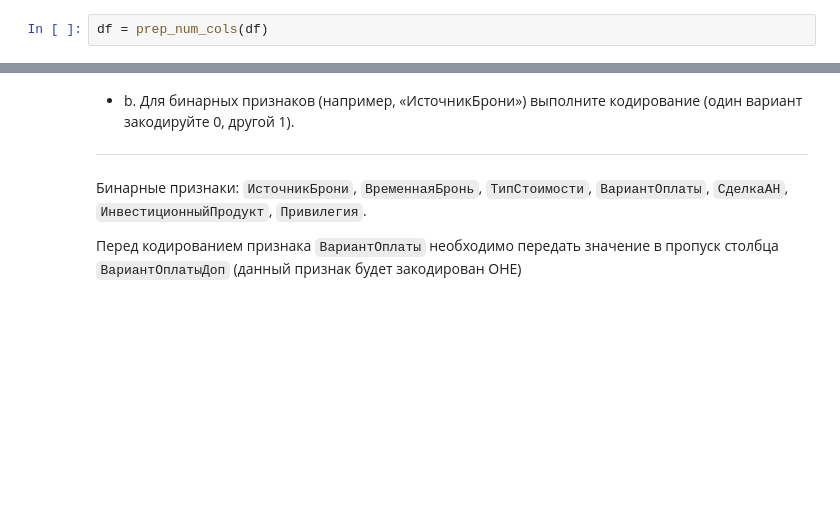
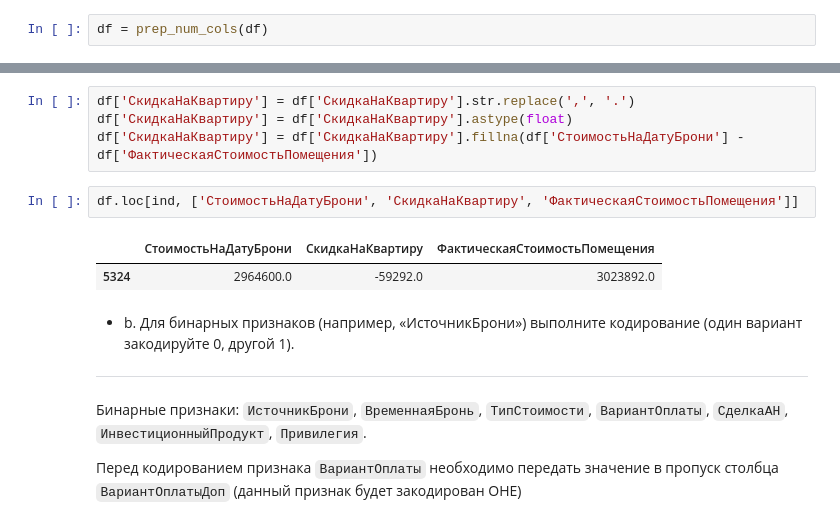
Before and after one commit to vl4xd/pstu-data-analysis-technologies, a Jupyter notebook: lab_work_7/solution.ipynb, the cells around one changed output, grey strips where cells are left out. Cells and saved outputs as stored; diff of their text form; blank space fills up the shorter version.

```diff
--- a/lab_work_7/solution.ipynb
+++ b/lab_work_7/solution.ipynb
@@ -172,3 +197,12 @@ df = prep_num_cols(df)
+# %%
+df['СкидкаНаКвартиру'] = df['СкидкаНаКвартиру'].str.replace(',', '.')
+df['СкидкаНаКвартиру'] = df['СкидкаНаКвартиру'].astype(float)
+df['СкидкаНаКвартиру'] = df['СкидкаНаКвартиру'].fillna(df['СтоимостьНаДатуБрони'] - df['ФактическаяСтоимостьПомещения'])
+# %%
+df.loc[ind, ['СтоимостьНаДатуБрони', 'СкидкаНаКвартиру', 'ФактическаяСтоимостьПомещения']]
+# %% [output]
+|  | СтоимостьНаДатуБрони | СкидкаНаКвартиру | ФактическаяСтоимостьПомещения |
+| 5324 | 2964600.0 | -59292.0 | 3023892.0 |
 # %% [markdown]
 - b. Для  бинарных  признаков  (например,  «ИсточникБрони»)  выполните кодирование (один вариант закодируйте 0, другой 1).
 
```
Also changed, not shown: parts of 48 cells of this notebook.
